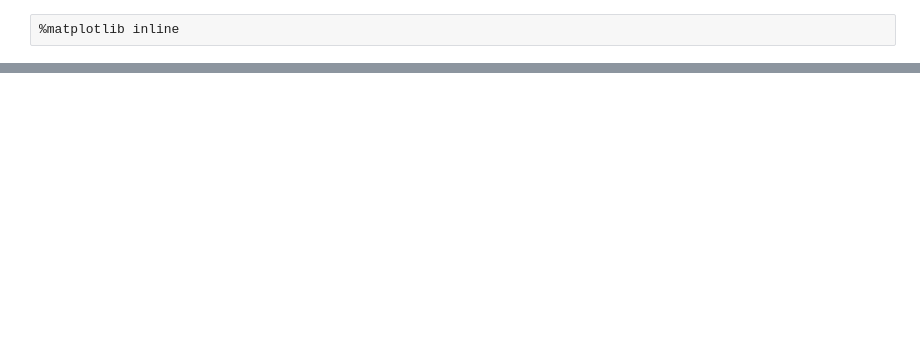
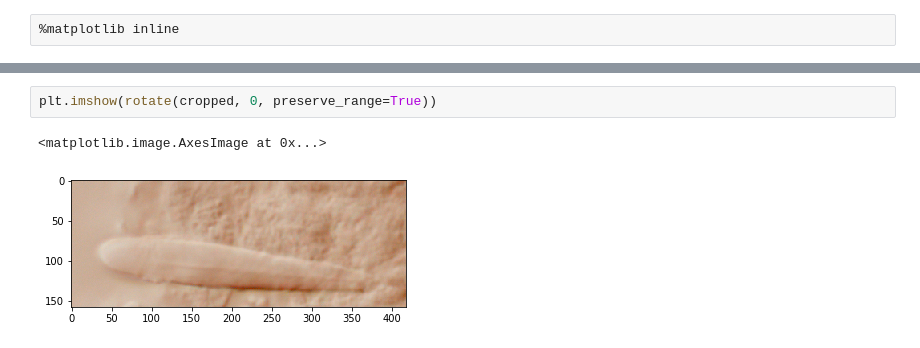
Before and after one commit to HackTheDeep/nematocyst-locator, a Jupyter notebook: CV.ipynb, the cells around one changed output, grey strips where cells are left out. Saved outputs shown, nothing was run; the diff lists cells and outputs as text; blank space fills up the shorter version.

```diff
--- a/CV.ipynb
+++ b/CV.ipynb
@@ -100,0 +195,5 @@ from skimage.feature import hog
+# %%
+plt.imshow(rotate(cropped, 0, preserve_range=True))
+# %% [output]
+<matplotlib.image.AxesImage at 0x...>
+[figure, added]
```
Also changed, not shown: parts of 20 cells of this notebook, 1 other file.
